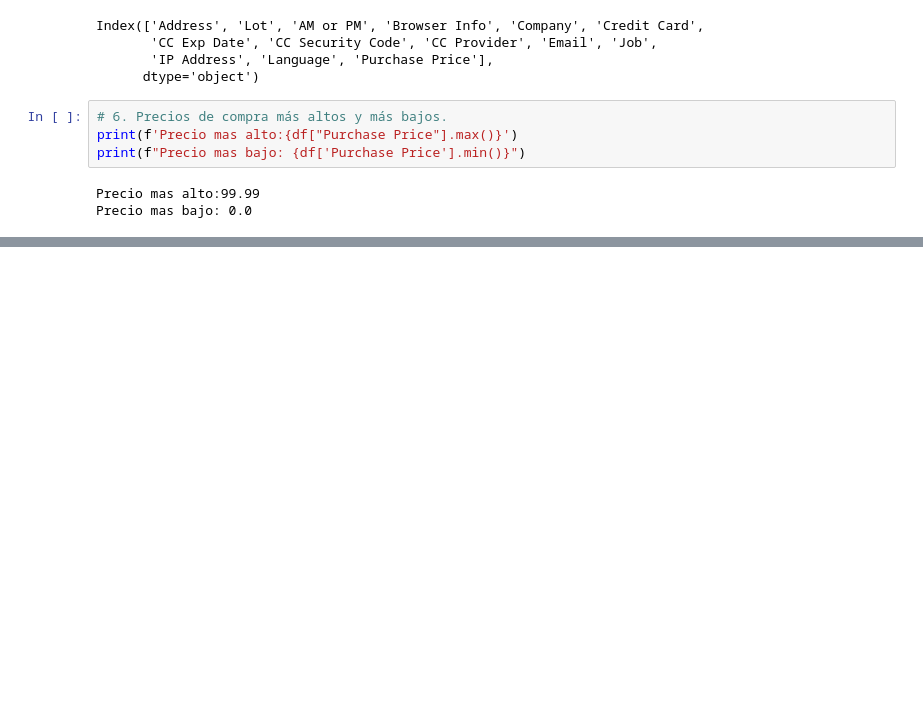
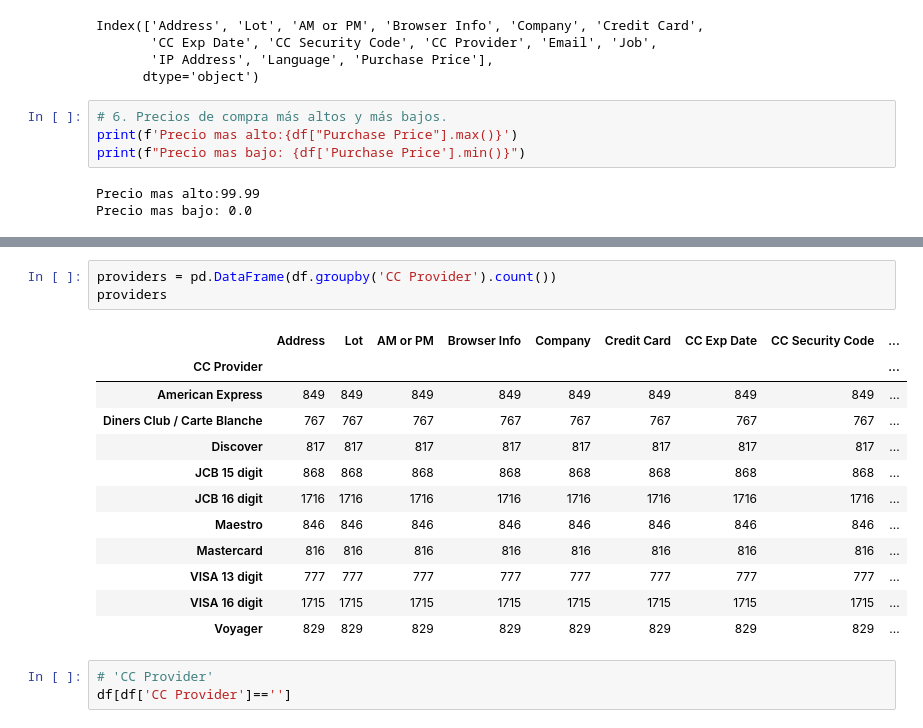
Before and after one commit to MkCst/Data-analysis, a Jupyter notebook: Ecommerce Purchases.ipynb, the cells around one changed output, grey strips where cells are left out. Saved outputs shown, nothing was run; the diff lists cells and outputs as text; blank space fills up the shorter version.

```diff
--- a/Ecommerce Purchases.ipynb
+++ b/Ecommerce Purchases.ipynb
@@ -152,0 +218,19 @@ Precio mas bajo: 0.0
+# %%
+providers = pd.DataFrame(df.groupby('CC Provider').count())
+providers
+# %% [output]
+|  | Address | Lot | AM or PM | Browser Info | Company | Credit Card | CC Exp Date | CC Security Code | ... |
+| CC Provider |  |  |  |  |  |  |  |  | ... |
+| American Express | 849 | 849 | 849 | 849 | 849 | 849 | 849 | 849 | ... |
+| Diners Club / Carte Blanche | 767 | 767 | 767 | 767 | 767 | 767 | 767 | 767 | ... |
+| Discover | 817 | 817 | 817 | 817 | 817 | 817 | 817 | 817 | ... |
+| JCB 15 digit | 868 | 868 | 868 | 868 | 868 | 868 | 868 | 868 | ... |
+| JCB 16 digit | 1716 | 1716 | 1716 | 1716 | 1716 | 1716 | 1716 | 1716 | ... |
+| Maestro | 846 | 846 | 846 | 846 | 846 | 846 | 846 | 846 | ... |
+| Mastercard | 816 | 816 | 816 | 816 | 816 | 816 | 816 | 816 | ... |
+| VISA 13 digit | 777 | 777 | 777 | 777 | 777 | 777 | 777 | 777 | ... |
+| VISA 16 digit | 1715 | 1715 | 1715 | 1715 | 1715 | 1715 | 1715 | 1715 | ... |
+| Voyager | 829 | 829 | 829 | 829 | 829 | 829 | 829 | 829 | ... |
+# %%
+# 'CC Provider'
+df[df['CC Provider']=='']
```
Also changed, not shown: parts of 7 cells of this notebook.
